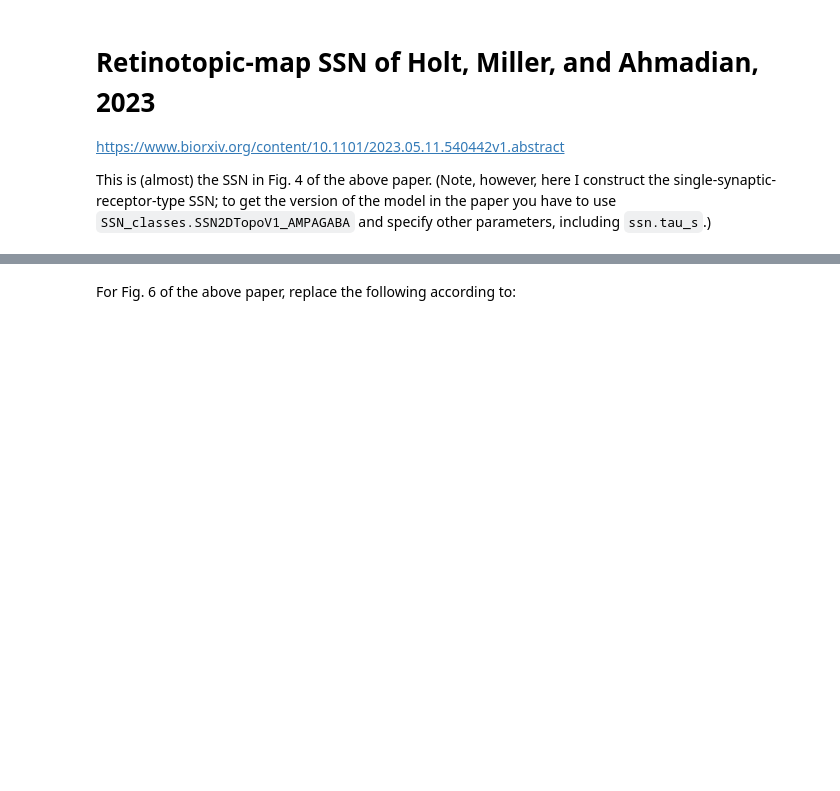
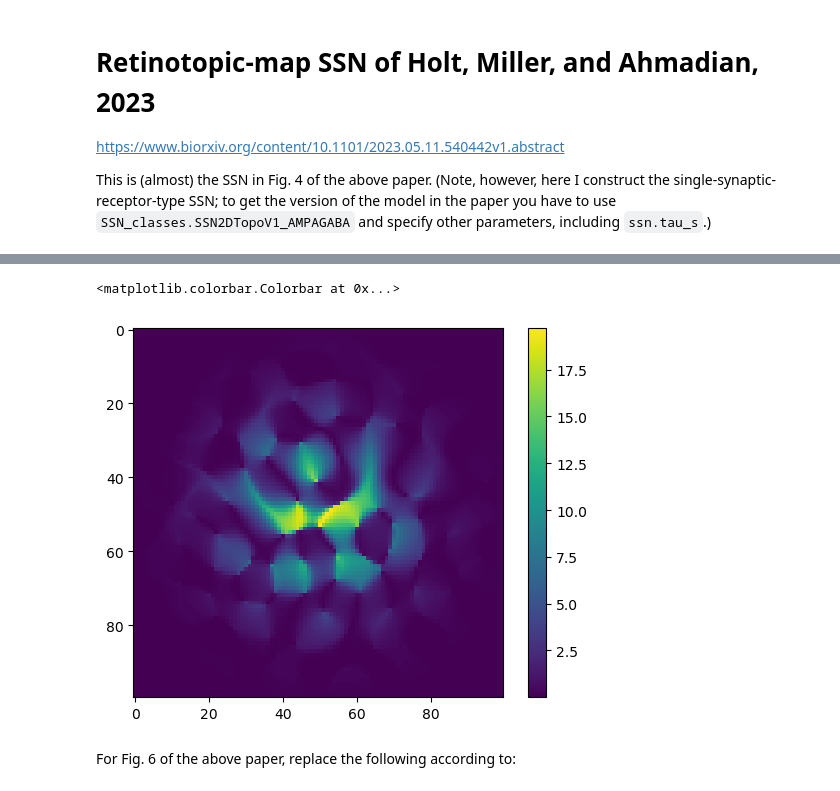
Before and after one commit to derek1909/ssn-simulator, a Jupyter notebook: Simple_Usage.ipynb, the cells around one changed output, grey strips where cells are left out. Cells and saved outputs as stored; diff of their text form; code cells hidden in the pictures; blank space fills up the shorter version.

```diff
--- a/Simple_Usage.ipynb
+++ b/Simple_Usage.ipynb
@@ -211,3 +237,19 @@ ssn.W[200,300]
+# %%
+input_pars = {'gE' :1,
+              'gI' : 0.232,
+             'sig_ori_EF': 32,
+             'sig_ori_IF': 32,
+             'sigma_Gabor': 0.5,
+              'ori_s': 0}
+
+
+input = contrast * ssn.make_gabor_input(**input_pars)
+plt.figure()
+plt.imshow(ssn.vec2map(input)[0], cmap='viridis', interpolation='nearest')
+plt.colorbar()
+# %% [output]
+<matplotlib.colorbar.Colorbar at 0x...>
+[figure, added]
 # %% [markdown]
 For Fig. 6 of the above paper, replace the following according to:
 # %%
```
Also changed, not shown: parts of 5 cells of this notebook.
